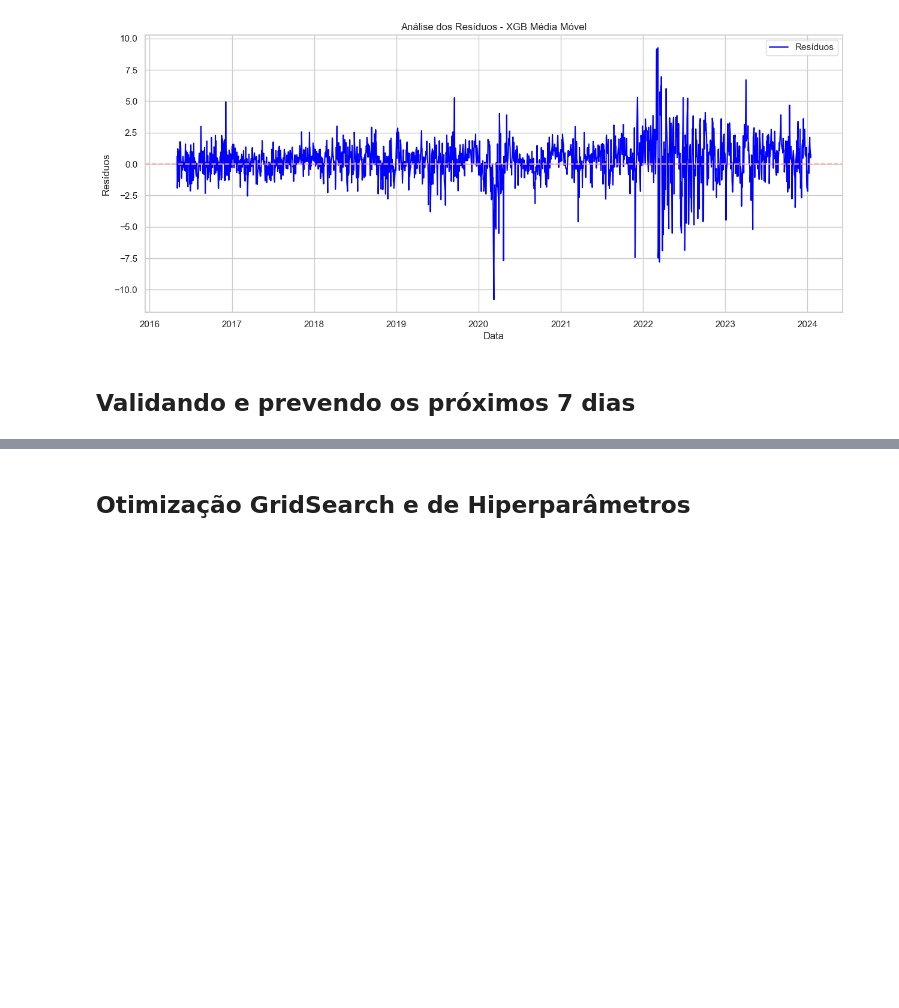
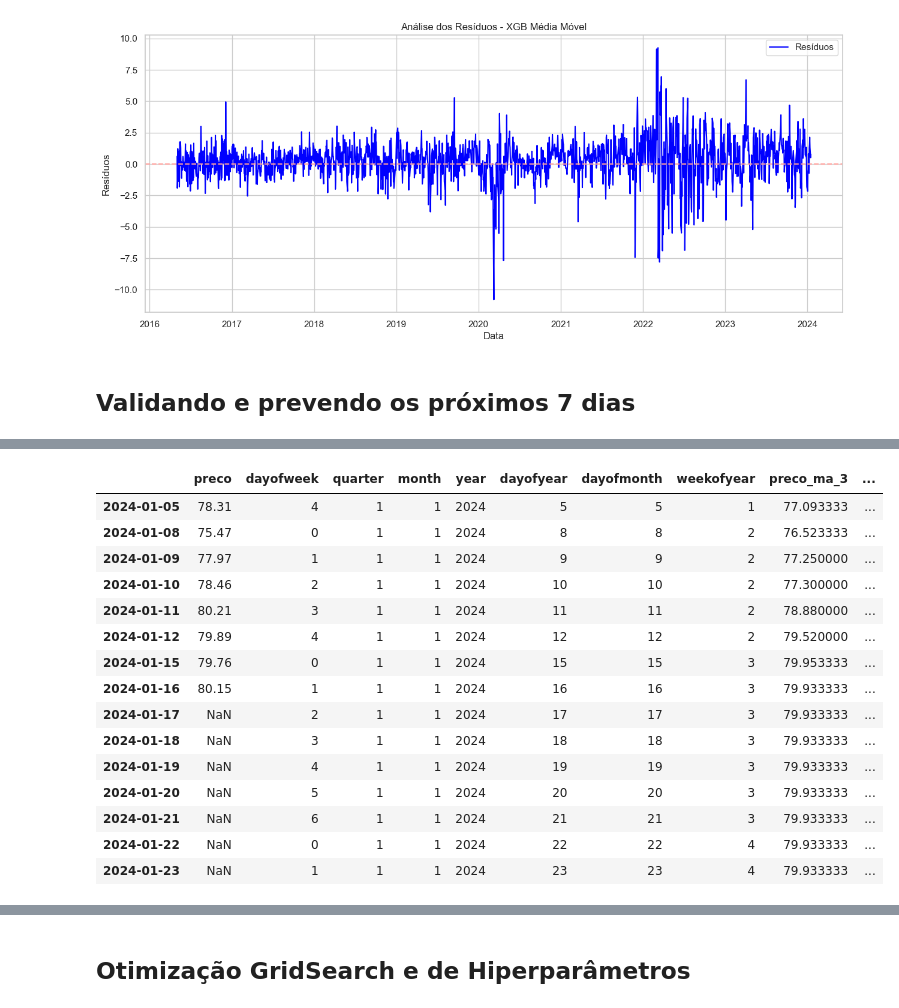
Before and after one commit to gabriel-rosa-tech/st-inp, a Jupyter notebook: TC com XGBoost - Novo.ipynb, the cells around one changed output, grey strips where cells are left out. Saved outputs shown, nothing was run; the diff lists cells and outputs as text; code cells hidden in the pictures; blank space fills up the shorter version.

```diff
--- a/TC com XGBoost - Novo.ipynb
+++ b/TC com XGBoost - Novo.ipynb
@@ -100,6 +92,20 @@ def calculate_moving_averages(df, target, windows): #adicionar colunas de média
 
     df.dropna(inplace=True)
     return df
+
+
+# função de calculo para previsões futuras
+
+def calculate_moving_averages_all(df, target, windows): #adicionar colunas de média móvel ao dataframe para modelo
+    for window in windows:
+        ma_col_name = f'{target}_ma_{window}'
+        df[ma_col_name] = df[target].rolling(window=window).mean() #.dropna()
+
+    # inserindo a média dos dados móveis dos ultimos dias com valore conhecido no modelo
+    for ma in [f'{target}_ma_{window}' for window in windows]:
+        df[ma].fillna(method='ffill', inplace=True)
+
+    return df
 # %% [markdown]
 Concatenação dos datasets de treino e teste
 # %%
@@ -494,9 +489,30 @@ XGBRegressor(base_score=None, booster=None, callbacks=None,
 # %%
 dados_xgb_valid = dados_xgb_datas.copy()
+features = dados_xgb_datas.columns[1:]
 
 future_7_days = pd.date_range(start=dados_xgb_valid.index[-1] + pd.Timedelta(days=1), periods=7, freq="1d")
 future_df = pd.DataFrame(index = future_7_days)
 future_df['isFuture'] = True
 dados_xgb_valid['isFuture'] = False
 df_and_future = pd.concat([dados_xgb_valid, future_df])
+df_and_future = create_features(df_and_future)
+df_and_future = calculate_moving_averages_all(df_and_future, 'preco', windows)
+df_and_future.tail(15)
+# %% [output]
+|  | preco | dayofweek | quarter | month | year | dayofyear | dayofmonth | weekofyear | preco_ma_3 | ... |
+| 2024-01-05 | 78.31 | 4 | 1 | 1 | 2024 | 5 | 5 | 1 | 77.093333 | ... |
+| 2024-01-08 | 75.47 | 0 | 1 | 1 | 2024 | 8 | 8 | 2 | 76.523333 | ... |
+| 2024-01-09 | 77.97 | 1 | 1 | 1 | 2024 | 9 | 9 | 2 | 77.250000 | ... |
+| 2024-01-10 | 78.46 | 2 | 1 | 1 | 2024 | 10 | 10 | 2 | 77.300000 | ... |
+| 2024-01-11 | 80.21 | 3 | 1 | 1 | 2024 | 11 | 11 | 2 | 78.880000 | ... |
+| 2024-01-12 | 79.89 | 4 | 1 | 1 | 2024 | 12 | 12 | 2 | 79.520000 | ... |
+| 2024-01-15 | 79.76 | 0 | 1 | 1 | 2024 | 15 | 15 | 3 | 79.953333 | ... |
+| 2024-01-16 | 80.15 | 1 | 1 | 1 | 2024 | 16 | 16 | 3 | 79.933333 | ... |
+| 2024-01-17 | NaN | 2 | 1 | 1 | 2024 | 17 | 17 | 3 | 79.933333 | ... |
+| 2024-01-18 | NaN | 3 | 1 | 1 | 2024 | 18 | 18 | 3 | 79.933333 | ... |
+| 2024-01-19 | NaN | 4 | 1 | 1 | 2024 | 19 | 19 | 3 | 79.933333 | ... |
+| 2024-01-20 | NaN | 5 | 1 | 1 | 2024 | 20 | 20 | 3 | 79.933333 | ... |
+| 2024-01-21 | NaN | 6 | 1 | 1 | 2024 | 21 | 21 | 3 | 79.933333 | ... |
+| 2024-01-22 | NaN | 0 | 1 | 1 | 2024 | 22 | 22 | 4 | 79.933333 | ... |
+| 2024-01-23 | NaN | 1 | 1 | 1 | 2024 | 23 | 23 | 4 | 79.933333 | ... |
 # %%
```
Also changed, not shown: parts of 9 cells of this notebook.
